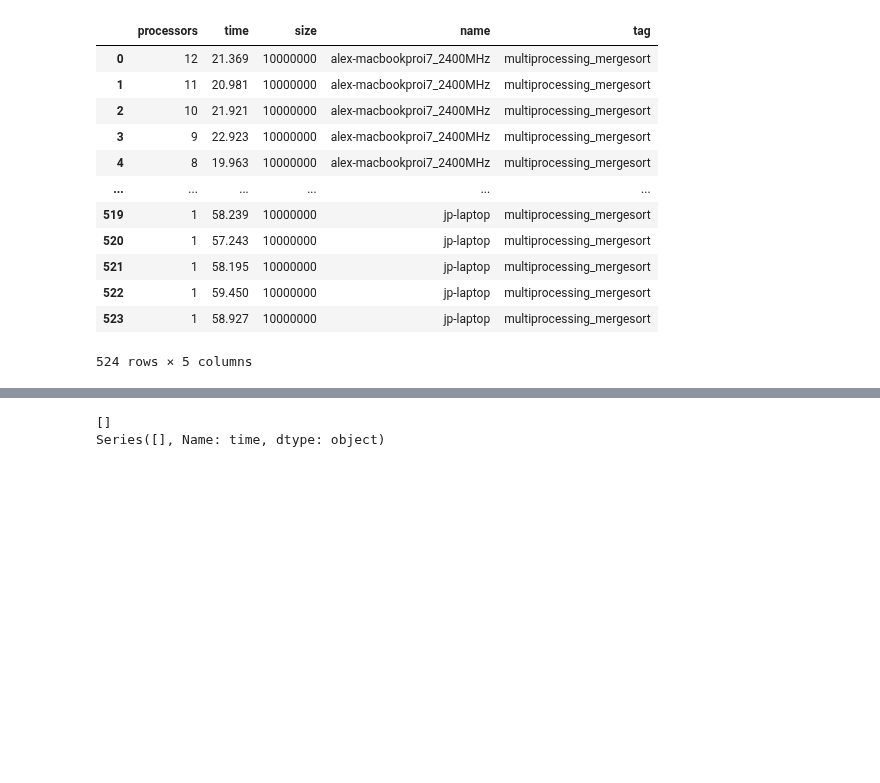
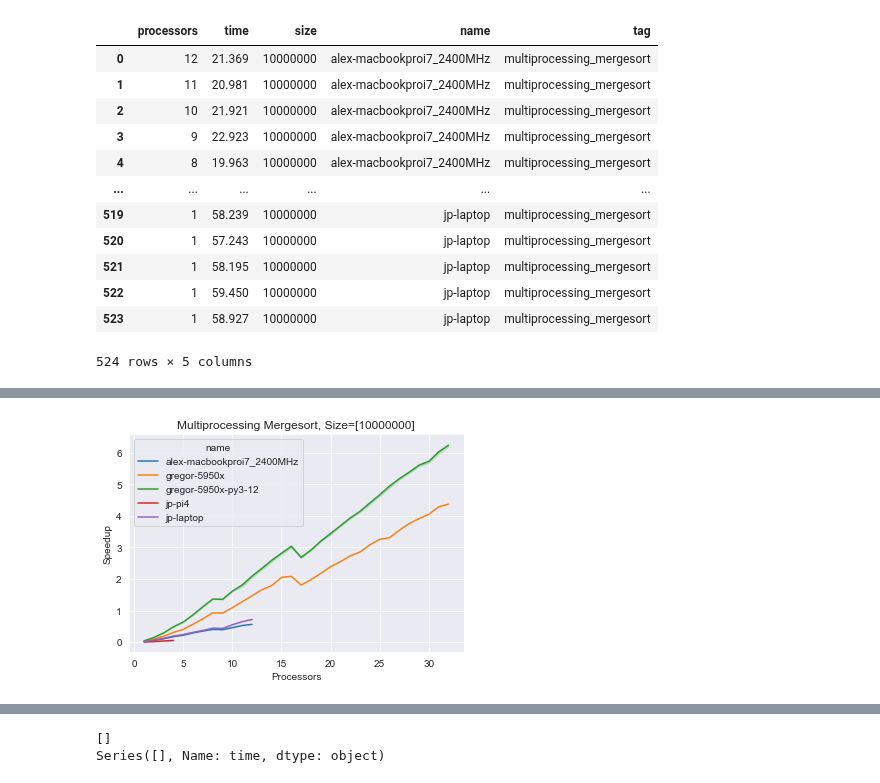
Before and after one commit to cloudmesh/cloudmesh-mpi, a Jupyter notebook: examples/sort/anaylyse-benchmark.ipynb, the cells around one changed output, grey strips where cells are left out. Saved outputs shown, nothing was run; the diff lists cells and outputs as text; code cells hidden in the pictures; blank space fills up the shorter version.

```diff
--- a/examples/sort/anaylyse-benchmark.ipynb
+++ b/examples/sort/anaylyse-benchmark.ipynb
@@ -119,0 +264,5 @@ df
+# %%
+    plot_benchmark_by_size(df, size, "multiprocessing_mergesort", files, y="speedup")
+    plt.show()
+# %% [output]
+[figure, added]
```
Also changed, not shown: parts of 9 cells of this notebook.
